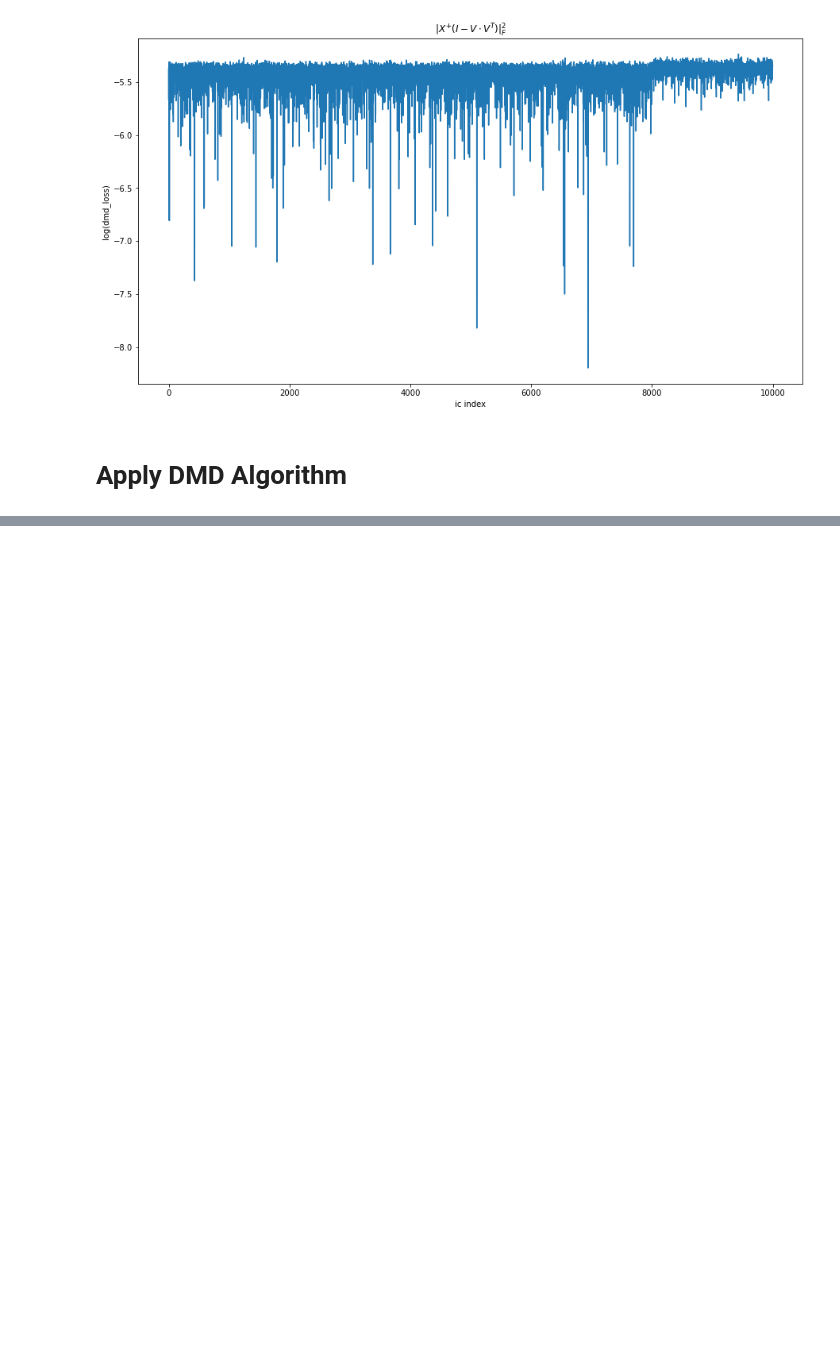
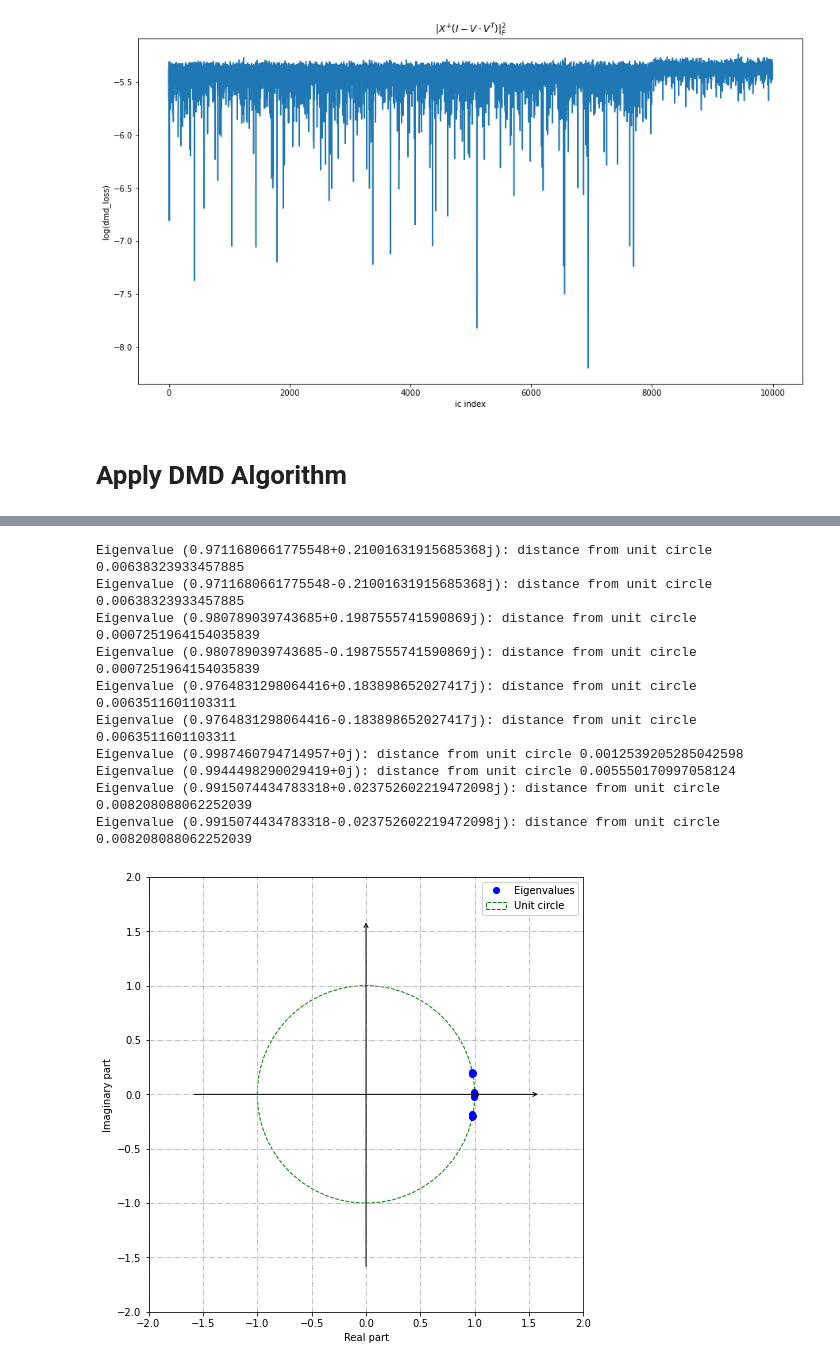
Before and after one commit to opaliss/dmd_autoencoder, a Jupyter notebook: dmd_autoencoder_ex_3.ipynb, the cells around one changed output, grey strips where cells are left out. Saved outputs shown, nothing was run; the diff lists cells and outputs as text; code cells hidden in the pictures; blank space fills up the shorter version.

```diff
--- a/dmd_autoencoder_ex_3.ipynb
+++ b/dmd_autoencoder_ex_3.ipynb
@@ -233,2 +264,19 @@ dmd = DMD(svd_rank=250)
 dmd.fit(reshape_mat)
 dmd_rec = dmd.reconstructed_data.real
+# %%
+for eig in dmd.eigs:
+    print('Eigenvalue {}: distance from unit circle {}'.format(eig, np.abs(np.sqrt(eig.imag**2+eig.real**2) - 1)))
+
+dmd.plot_eigs(show_axes=True, show_unit_circle=True)
+# %% [output]
+Eigenvalue (0.9711680661775548+0.21001631915685368j): distance from unit circle 0.00638323933457885
+Eigenvalue (0.9711680661775548-0.21001631915685368j): distance from unit circle 0.00638323933457885
+Eigenvalue (0.980789039743685+0.1987555741590869j): distance from unit circle 0.0007251964154035839
+Eigenvalue (0.980789039743685-0.1987555741590869j): distance from unit circle 0.0007251964154035839
+Eigenvalue (0.9764831298064416+0.183898652027417j): distance from unit circle 0.0063511601103311
+Eigenvalue (0.9764831298064416-0.183898652027417j): distance from unit circle 0.0063511601103311
+Eigenvalue (0.9987460794714957+0j): distance from unit circle 0.0012539205285042598
+Eigenvalue (0.9944498290029419+0j): distance from unit circle 0.005550170997058124
+Eigenvalue (0.9915074434783318+0.023752602219472098j): distance from unit circle 0.008208088062252039
+Eigenvalue (0.9915074434783318-0.023752602219472098j): distance from unit circle 0.008208088062252039
+[figure, added]
```
Also changed, not shown: parts of 27 cells of this notebook, 1 other file.
